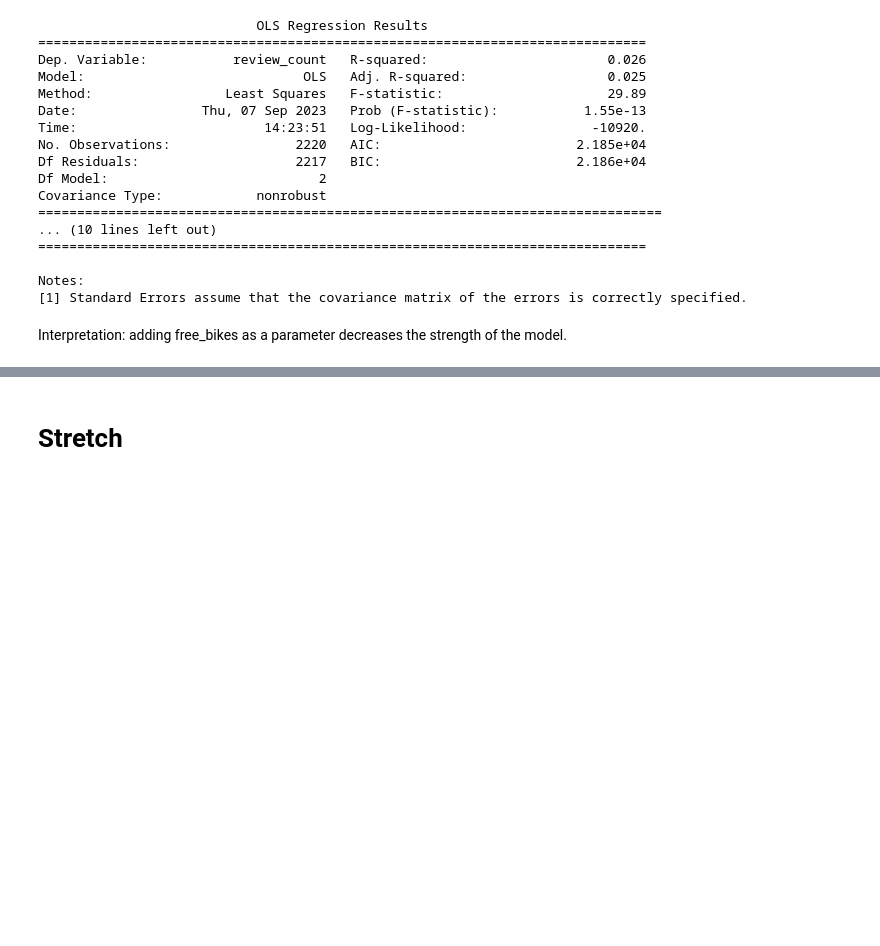
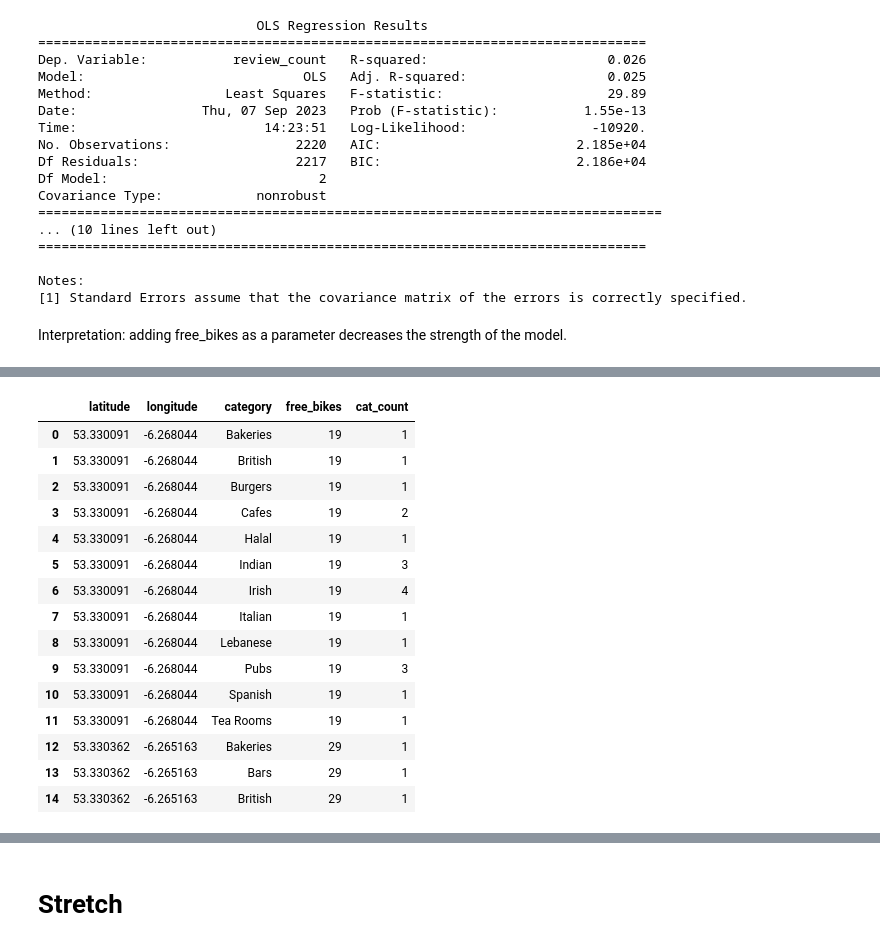
Before and after one commit to madiwiebe/lhl_statistical_modeling_project, a Jupyter notebook: notebooks/model_building.ipynb, the cells around one changed output, grey strips where cells are left out. Drawn from its saved outputs; the diff is of its cells as text; code cells hidden in the pictures; blank space fills up the shorter version.

```diff
--- a/notebooks/model_building.ipynb
+++ b/notebooks/model_building.ipynb
@@ -209,0 +254,22 @@ Interpretation: adding free_bikes as a parameter decreases the strength of the m
+# %%
+# count how many of each category are associated with each location
+location_cat_nums = data_rcnotnull.groupby(['latitude','longitude','category','free_bikes'])['distance_avg'].count().reset_index()
+location_cat_nums.rename(columns={'distance_avg': 'cat_count'}, inplace=True)
+location_cat_nums.head(15)
+# %% [output]
+|  | latitude | longitude | category | free_bikes | cat_count |
+| 0 | 53.330091 | -6.268044 | Bakeries | 19 | 1 |
+| 1 | 53.330091 | -6.268044 | British | 19 | 1 |
+| 2 | 53.330091 | -6.268044 | Burgers | 19 | 1 |
+| 3 | 53.330091 | -6.268044 | Cafes | 19 | 2 |
+| 4 | 53.330091 | -6.268044 | Halal | 19 | 1 |
+| 5 | 53.330091 | -6.268044 | Indian | 19 | 3 |
+| 6 | 53.330091 | -6.268044 | Irish | 19 | 4 |
+| 7 | 53.330091 | -6.268044 | Italian | 19 | 1 |
+| 8 | 53.330091 | -6.268044 | Lebanese | 19 | 1 |
+| 9 | 53.330091 | -6.268044 | Pubs | 19 | 3 |
+| 10 | 53.330091 | -6.268044 | Spanish | 19 | 1 |
+| 11 | 53.330091 | -6.268044 | Tea Rooms | 19 | 1 |
+| 12 | 53.330362 | -6.265163 | Bakeries | 29 | 1 |
+| 13 | 53.330362 | -6.265163 | Bars | 29 | 1 |
+| 14 | 53.330362 | -6.265163 | British | 29 | 1 |
```
Also changed, not shown: parts of 14 cells of this notebook.
